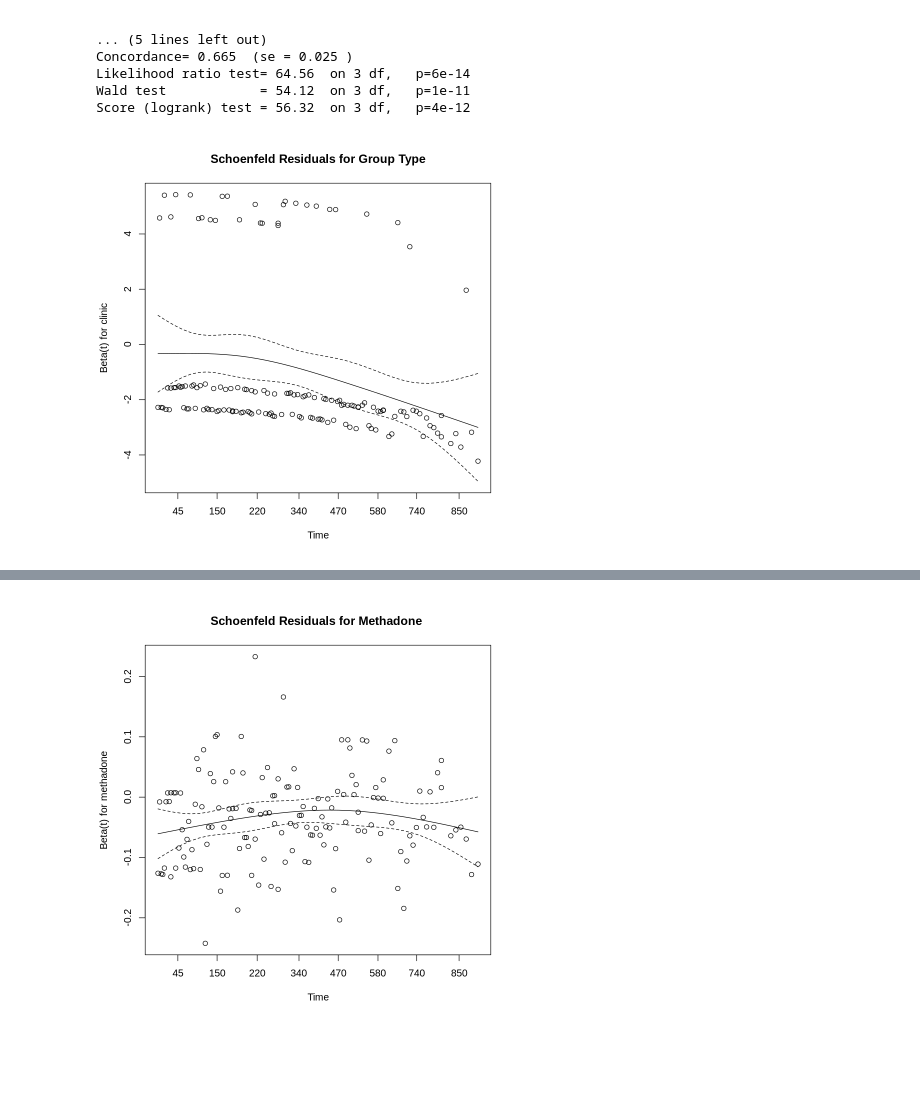
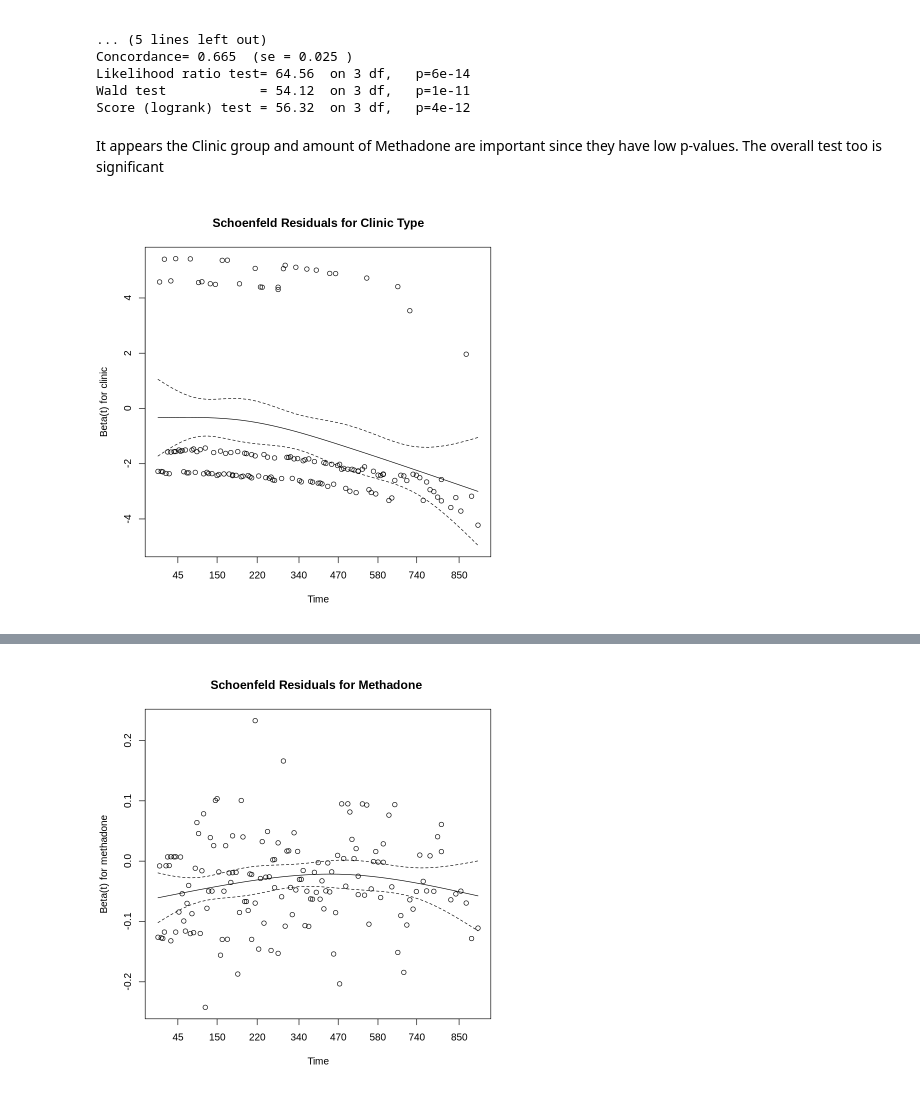
Before and after one commit to ormorteey/BST-222-Survival-Analysis, a Jupyter notebook: BST_222_HW_4.ipynb, the cells around one changed output, grey strips where cells are left out. Saved outputs shown, nothing was run; the diff lists cells and outputs as text; code cells hidden in the pictures; blank space fills up the shorter version.

```diff
--- a/BST_222_HW_4.ipynb
+++ b/BST_222_HW_4.ipynb
@@ -82,11 +69,13 @@ Concordance= 0.665  (se = 0.025 )
 Likelihood ratio test= 64.56  on 3 df,   p=6e-14
 Wald test            = 54.12  on 3 df,   p=1e-11
 Score (logrank) test = 56.32  on 3 df,   p=4e-12
+# %% [markdown]
+It appears the Clinic group and amount of Methadone are important since they have low p-values. The overall test too is significant
 # %%
 addicts.zph <- cox.zph(cox_model_1)
-plot(addicts.zph[1], main = "Schoenfeld Residuals for Group Type")
+plot(addicts.zph[1], main = "Schoenfeld Residuals for Clinic Type")
 # %% [output]
-[figure, old version]
+[figure, new version]
 # %%
 plot(addicts.zph[2], main = "Schoenfeld Residuals for Prison")
 # %% [output]
```
Also changed, not shown: parts of 28 cells of this notebook.
